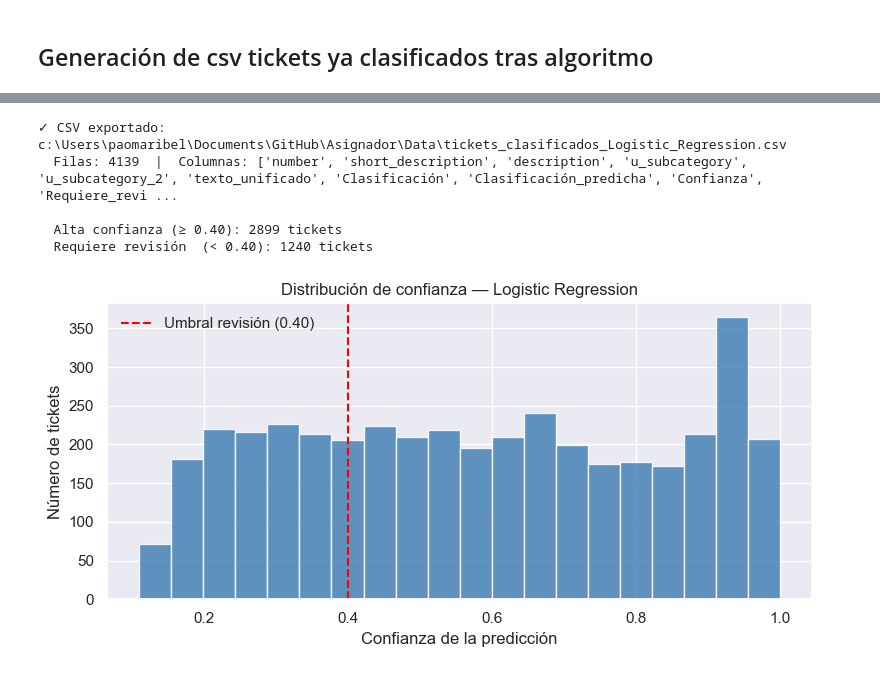
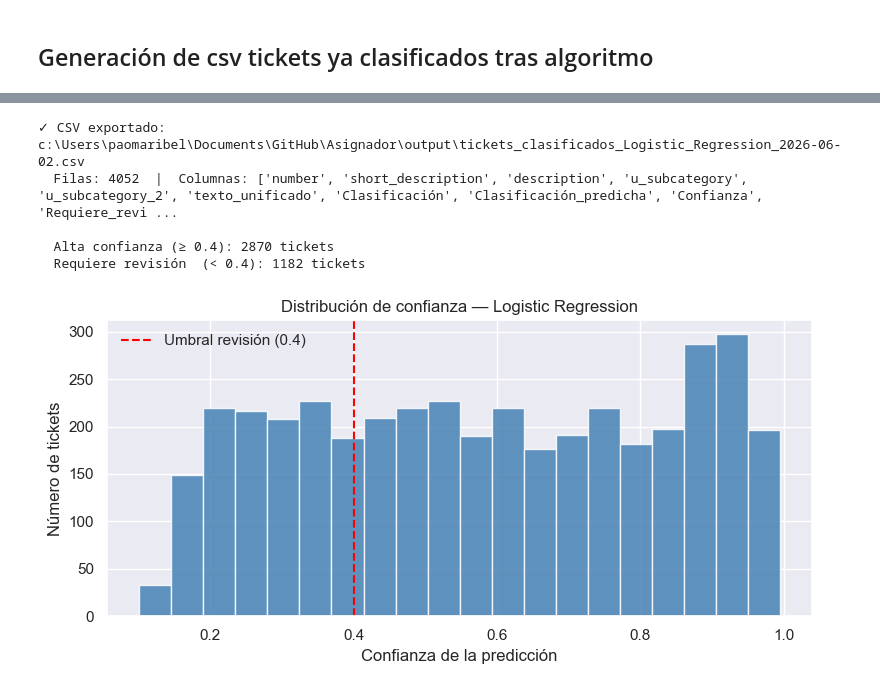
Before and after one commit to OCCA2000/Asignador, a Jupyter notebook: Analisis/EDA_Categorizacion_Incidentes.ipynb, the cells around one changed output, grey strips where cells are left out. Drawn from its saved outputs; the diff is of its cells as text; code cells hidden in the pictures.

```diff
--- a/Analisis/EDA_Categorizacion_Incidentes.ipynb
+++ b/Analisis/EDA_Categorizacion_Incidentes.ipynb
@@ -376,3 +402,5 @@ df['texto_unificado'] = (
     df['u_subcategory'].fillna('') + ' ' +
     df['u_subcategory_2'].fillna('')
 )
+# Guardar copia del texto crudo ANTES de limpiar (para análisis de duplicados)
+df['texto_unificado_raw'] = df['texto_unificado']
@@ -649,7 +823,7 @@ print("✓ LinearSVC entrenado  (C=1.0)")
 # %% [markdown]
 ### Logistic Regression
 # %%
-lr_model = LogisticRegression(C=1.0, max_iter=2000, random_state=42, solver='lbfgs')
+lr_model = LogisticRegression(C=1.0, max_iter=3000, random_state=42, solver='lbfgs')
 lr_model.fit(X_train_balanced, y_train_balanced)
 
 print("✓ Logistic Regression entrenada  (C=1.0)")
@@ -677,8 +832,9 @@ plt.show()
 # %%
-# ── Combinar los tres modelos y evaluar en test set ───────────────────────────
+
+# ── Combinar los tres modelos y evaluar en test set ────────────────────────
 modelos = {
     'KNN':                 knn_final,
-    'LinearSVC':           svc_model,
+    'Random Forest':       rf_model,
     'Logistic Regression': lr_model,
 }
 
@@ -770,15 +970,22 @@ mejor_modelo = modelos[mejor]
 y_pred_final = mejor_modelo.predict(X_no_clasificados)
 
 # ── Obtener confianza de la predicción ────────────────────────────────────────
+# NOTA: LinearSVC no tiene predict_proba → se usa decision_function + softmax,
+#       pero esos valores NO son probabilidades calibradas (son distancias al hiperplano).
+#       Por eso se usa un umbral más bajo (0.10) cuando el modelo es LinearSVC.
 if hasattr(mejor_modelo, 'predict_proba'):
     proba_matrix = mejor_modelo.predict_proba(X_no_clasificados)
     confianza = proba_matrix.max(axis=1)
+    umbral_revision = 0.40
+    tipo_confianza = 'probabilidad calibrada'
 else:
-    # LinearSVC no tiene predict_proba → usar decision_function + softmax
+    # Softmax sobre decision_function — no es probabilidad real, solo aproximación relativa
     scores = mejor_modelo.decision_function(X_no_clasificados)
     exp_scores = np.exp(scores - scores.max(axis=1, keepdims=True))
     proba_matrix = exp_scores / exp_scores.sum(axis=1, keepdims=True)
     confianza = proba_matrix.max(axis=1)
+    umbral_revision = 0.10   # umbral ajustado para scores softmax de LinearSVC
+    tipo_confianza = 'softmax(decision_function) — no calibrada'
 
 # ── Construir DataFrame resultado ─────────────────────────────────────────────
 cols_visibles = [c for c in ['number', 'short_description', 'description',
@@ -789,13 +996,14 @@ cols_visibles = [c for c in ['number', 'short_description', 'description',
 df_resultado = df_no_clasificados[cols_visibles].copy()
 df_resultado['Clasificación_predicha'] = y_pred_final
 df_resultado['Confianza'] = np.round(confianza, 4)
-df_resultado['Requiere_revision'] = confianza < 0.40
+df_resultado['Requiere_revision'] = confianza < umbral_revision
 df_resultado['Modelo_usado'] = mejor
 
-print(f"Total de tickets clasificados por '{mejor}': {len(df_resultado)}")
+print(f"Modelo usado: {mejor}  |  Tipo de confianza: {tipo_confianza}")
+print(f"Umbral de revisión aplicado: {umbral_revision}")
+print(f"\nTotal de tickets clasificados: {len(df_resultado)}")
 print(f"\nDistribución de predicciones:")
 print(df_resultado['Clasificación_predicha'].value_counts().to_string())
-print(f"\nTickets con baja confianza (< 0.40): {df_resultado['Requiere_revision'].sum()} "
+print(f"\nTickets con baja confianza (< {umbral_revision}): {df_resultado['Requiere_revision'].sum()} "
       f"({df_resultado['Requiere_revision'].mean():.1%} del total)")
-print()
 # %% [output]
@@ -835,32 +1043,40 @@ display(df_resultado)
 # %%
+from datetime import datetime
 
-import os
+# Carpeta output/ al mismo nivel que Data/ (un nivel arriba de Analisis/)
+fecha_hoy = datetime.now().strftime("%Y-%m-%d")
+nombre_modelo_csv = mejor.replace(" ", "_")
+nombre_archivo = f"tickets_clasificados_{nombre_modelo_csv}_{fecha_hoy}.csv"
 
-ruta_salida = os.path.join(os.getcwd(), f'tickets_clasificados_{mejor.replace(" ", "_")}.csv')
+carpeta_output = os.path.join(os.path.dirname(ruta_csv), '..', 'output')
+os.makedirs(carpeta_output, exist_ok=True)
+
+ruta_salida = os.path.normpath(os.path.join(carpeta_output, nombre_archivo))
 df_resultado.to_csv(ruta_salida, index=False, encoding='utf-8-sig')
 
 print(f"✓ CSV exportado: {ruta_salida}")
 print(f"  Filas: {len(df_resultado)}  |  Columnas: {list(df_resultado.columns)}")
-print(f"\n  Alta confianza (≥ 0.40): {(~df_resultado['Requiere_revision']).sum()} tickets")
-print(f"  Requiere revisión  (< 0.40): {df_resultado['Requiere_revision'].sum()} tickets")
+print(f"\n  Alta confianza (≥ {umbral_revision}): {(~df_resultado['Requiere_revision']).sum()} tickets")
+print(f"  Requiere revisión  (< {umbral_revision}): {df_resultado['Requiere_revision'].sum()} tickets")
 
 # ── Histograma de confianza ───────────────────────────────────────────────────
 plt.figure(figsize=(8, 4))
 plt.hist(df_resultado['Confianza'], bins=20, color='steelblue', edgecolor='white', alpha=0.85)
-plt.axvline(0.40, color='red', linestyle='--', linewidth=1.5, label='Umbral revisión (0.40)')
+plt.axvline(umbral_revision, color='red', linestyle='--', linewidth=1.5,
+            label=f'Umbral revisión ({umbral_revision})')
 plt.xlabel('Confianza de la predicción')
 plt.ylabel('Número de tickets')
 plt.title(f'Distribución de confianza — {mejor}')
 plt.legend()
 plt.tight_layout()
 plt.show()
 # %% [output]
-✓ CSV exportado: c:\Users\paomaribel\Documents\GitHub\Asignador\Data\tickets_clasificados_Logistic_Regression.csv
-  Filas: 4139  |  Columnas: ['number', 'short_description', 'description', 'u_subcategory', 'u_subcategory_2', 'texto_unificado', 'Clasificación', 'Clasificación_predicha', 'Confianza', 'Requiere_revi ...
+✓ CSV exportado: c:\Users\paomaribel\Documents\GitHub\Asignador\output\tickets_clasificados_Logistic_Regression_2026-06-02.csv
+  Filas: 4052  |  Columnas: ['number', 'short_description', 'description', 'u_subcategory', 'u_subcategory_2', 'texto_unificado', 'Clasificación', 'Clasificación_predicha', 'Confianza', 'Requiere_revi ...
 
-  Alta confianza (≥ 0.40): 2899 tickets
-  Requiere revisión  (< 0.40): 1240 tickets
+  Alta confianza (≥ 0.4): 2870 tickets
+  Requiere revisión  (< 0.4): 1182 tickets
-[figure, old version]
+[figure, new version]
 # %%
 # ── Persistencia del modelo y vectorizer ─────────────────────────────────────
 # Se guardan juntos en la carpeta 'modelo/' para garantizar que la
```
Also changed, not shown: parts of 45 cells of this notebook, 1 other file.
